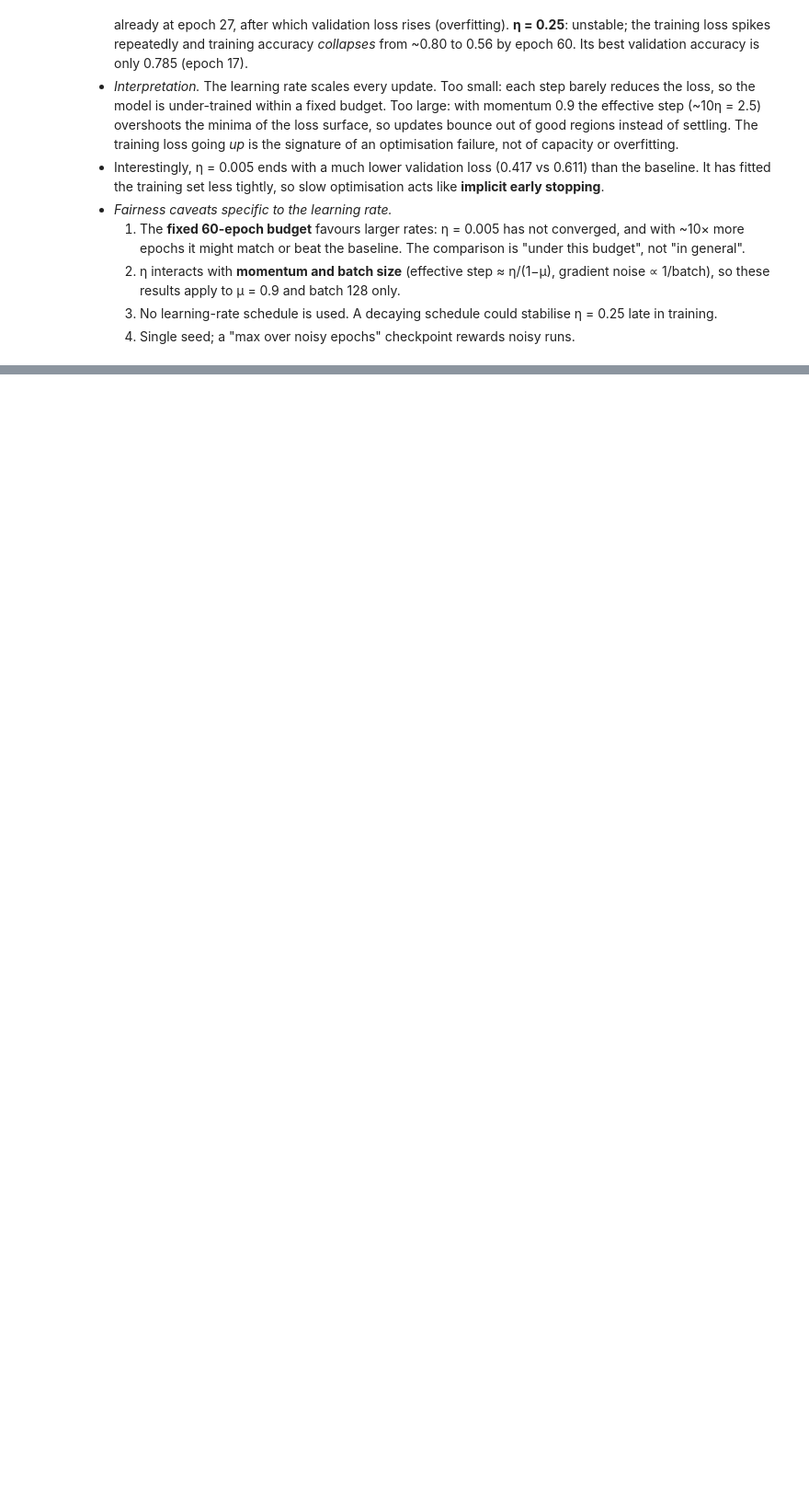
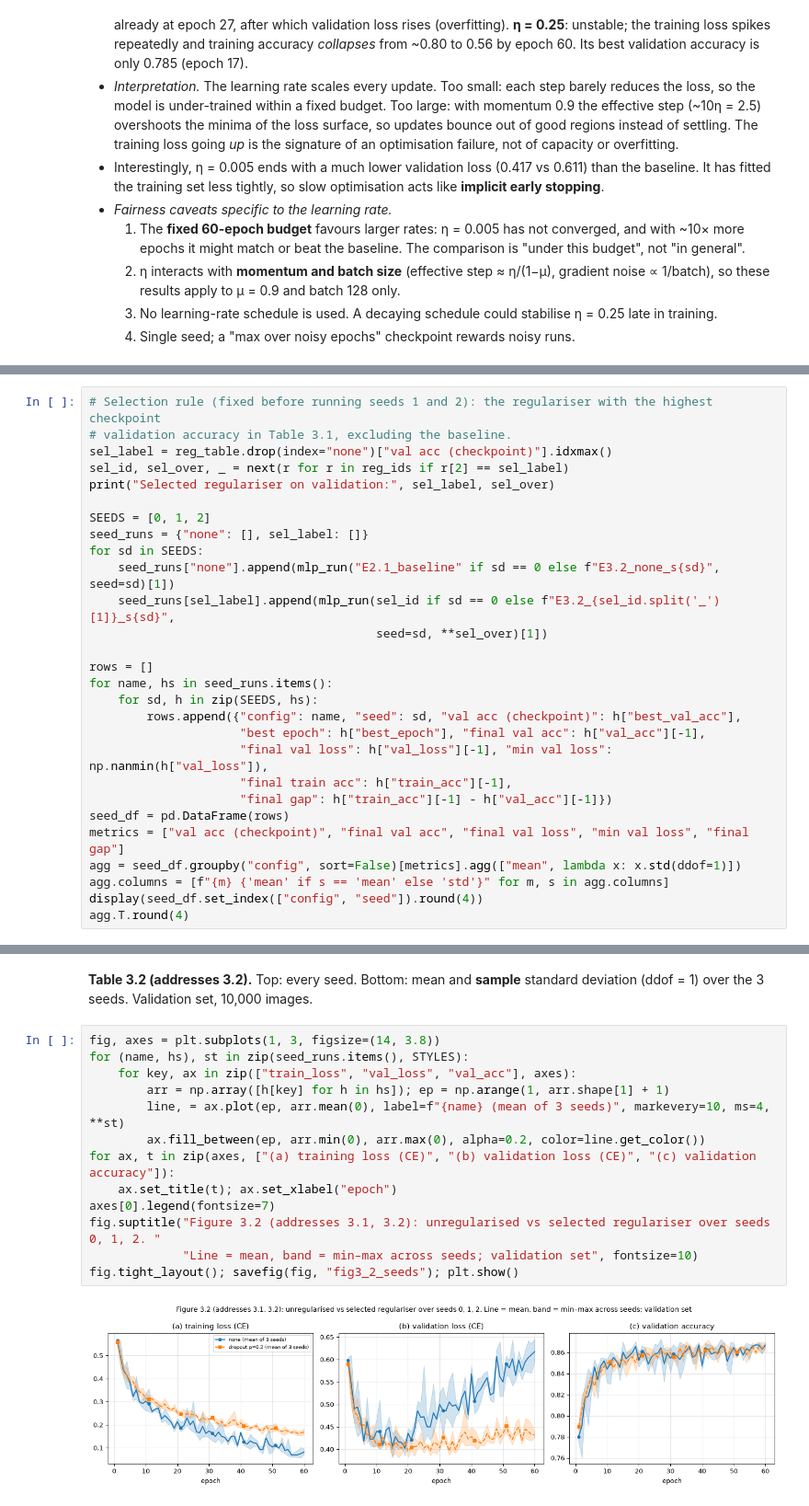
Before and after one commit to MazharulNibir1/ML_Coursework_1, a Jupyter notebook: coursework.ipynb, the cells around one changed output, grey strips where cells are left out. Shown at 92% size. Saved outputs shown, nothing was run; the diff lists cells and outputs as text; blank space fills up the shorter version.

```diff
--- a/coursework.ipynb
+++ b/coursework.ipynb
@@ -741,0 +837,28 @@ for (i, v), hh in zip(lr_ids, lr_hists):
+# %%
+# Selection rule (fixed before running seeds 1 and 2): the regulariser with the highest checkpoint
+# validation accuracy in Table 3.1, excluding the baseline.
+sel_label = reg_table.drop(index="none")["val acc (checkpoint)"].idxmax()
+sel_id, sel_over, _ = next(r for r in reg_ids if r[2] == sel_label)
+print("Selected regulariser on validation:", sel_label, sel_over)
+
+SEEDS = [0, 1, 2]
+seed_runs = {"none": [], sel_label: []}
+for sd in SEEDS:
+    seed_runs["none"].append(mlp_run("E2.1_baseline" if sd == 0 else f"E3.2_none_s{sd}", seed=sd)[1])
+    seed_runs[sel_label].append(mlp_run(sel_id if sd == 0 else f"E3.2_{sel_id.split('_')[1]}_s{sd}",
+                                        seed=sd, **sel_over)[1])
+
+rows = []
+for name, hs in seed_runs.items():
+    for sd, h in zip(SEEDS, hs):
+        rows.append({"config": name, "seed": sd, "val acc (checkpoint)": h["best_val_acc"],
+                     "best epoch": h["best_epoch"], "final val acc": h["val_acc"][-1],
+                     "final val loss": h["val_loss"][-1], "min val loss": np.nanmin(h["val_loss"]),
+                     "final train acc": h["train_acc"][-1],
+                     "final gap": h["train_acc"][-1] - h["val_acc"][-1]})
+seed_df = pd.DataFrame(rows)
+metrics = ["val acc (checkpoint)", "final val acc", "final val loss", "min val loss", "final gap"]
+agg = seed_df.groupby("config", sort=False)[metrics].agg(["mean", lambda x: x.std(ddof=1)])
+agg.columns = [f"{m} {'mean' if s == 'mean' else 'std'}" for m, s in agg.columns]
+display(seed_df.set_index(["config", "seed"]).round(4))
+agg.T.round(4)
@@ -741,0 +886,18 @@ for (i, v), hh in zip(lr_ids, lr_hists):
+# %% [markdown]
+**Table 3.2 (addresses 3.2).** Top: every seed. Bottom: mean and **sample** standard deviation (ddof = 1)
+over the 3 seeds. Validation set, 10,000 images.
+# %%
+fig, axes = plt.subplots(1, 3, figsize=(14, 3.8))
+for (name, hs), st in zip(seed_runs.items(), STYLES):
+    for key, ax in zip(["train_loss", "val_loss", "val_acc"], axes):
+        arr = np.array([h[key] for h in hs]); ep = np.arange(1, arr.shape[1] + 1)
+        line, = ax.plot(ep, arr.mean(0), label=f"{name} (mean of 3 seeds)", markevery=10, ms=4, **st)
+        ax.fill_between(ep, arr.min(0), arr.max(0), alpha=0.2, color=line.get_color())
+for ax, t in zip(axes, ["(a) training loss (CE)", "(b) validation loss (CE)", "(c) validation accuracy"]):
+    ax.set_title(t); ax.set_xlabel("epoch")
+axes[0].legend(fontsize=7)
+fig.suptitle("Figure 3.2 (addresses 3.1, 3.2): unregularised vs selected regulariser over seeds 0, 1, 2. "
+             "Line = mean, band = min–max across seeds; validation set", fontsize=10)
+fig.tight_layout(); savefig(fig, "fig3_2_seeds"); plt.show()
+# %% [output]
+[figure, added]
```
Also changed, not shown: parts of 11 cells of this notebook, 28 other files.
